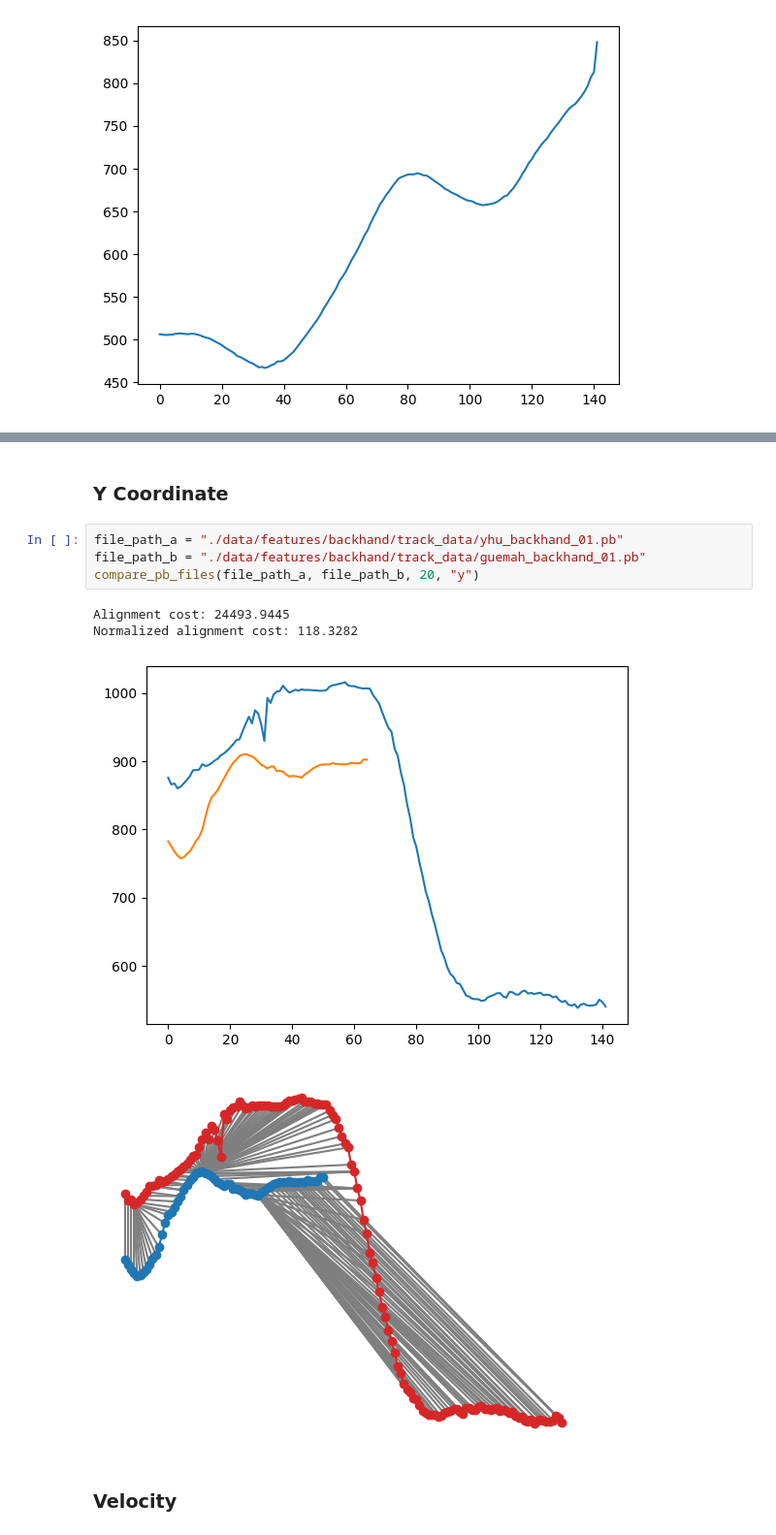
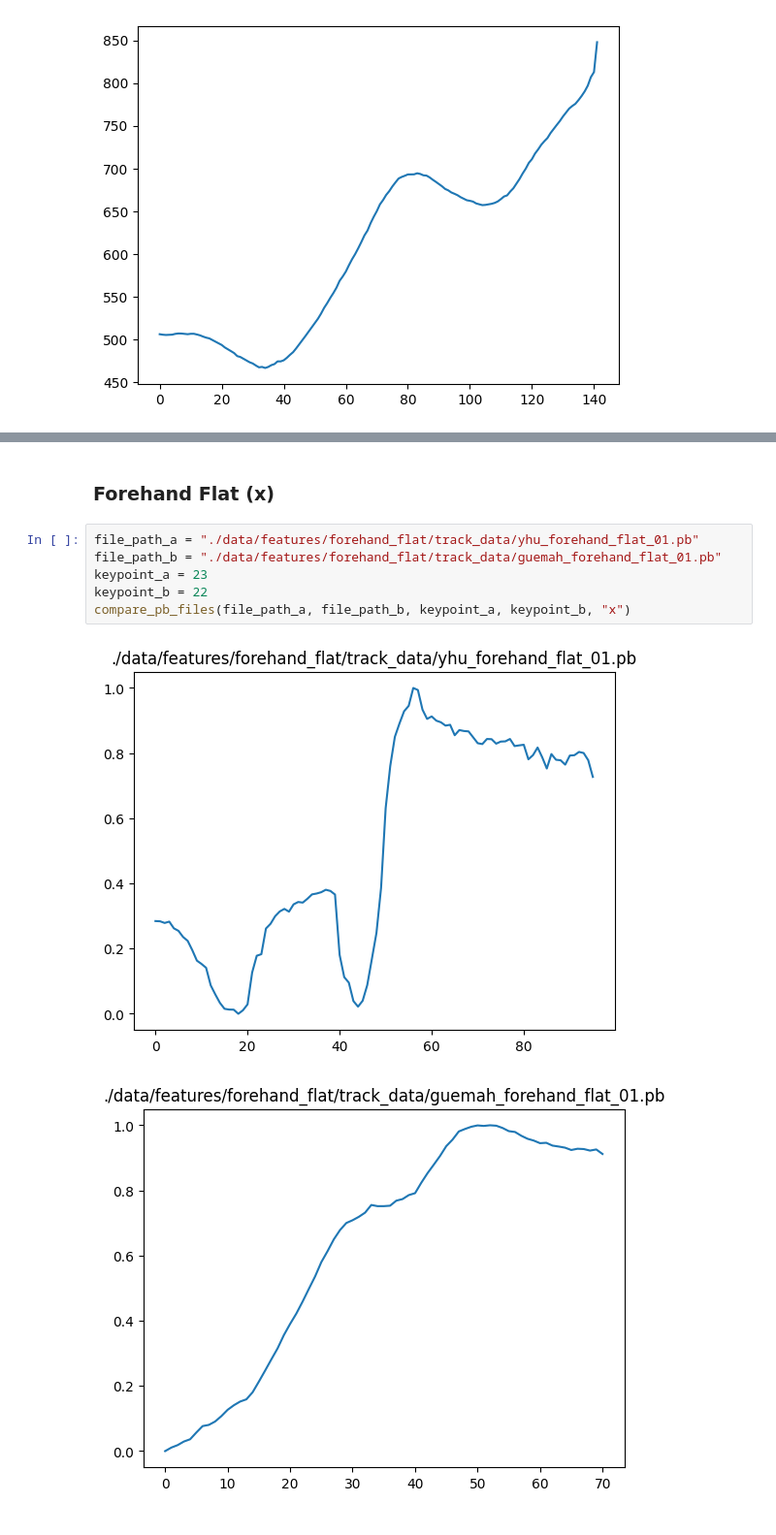
Before and after one commit to yhutter-dv/fhgr-scivi, a Jupyter notebook: jupyter_notebooks/dtw.ipynb, the cells around one changed output, grey strips where cells are left out. Shown at 97% size. Cells and saved outputs as stored; diff of their text form.

```diff
--- a/jupyter_notebooks/dtw.ipynb
+++ b/jupyter_notebooks/dtw.ipynb
@@ -248,13 +257,11 @@ Normalized alignment cost: 32.8901
-# %% [markdown]
-### Y Coordinate
-# %%
-file_path_a = "./data/features/backhand/track_data/yhu_backhand_01.pb"
-file_path_b = "./data/features/backhand/track_data/guemah_backhand_01.pb"
-compare_pb_files(file_path_a, file_path_b, 20, "y")
-# %% [output]
-Alignment cost: 24493.9445
-Normalized alignment cost: 118.3282
-[figure, removed]
-[figure, removed]
-# %% [markdown]
-### Velocity
+# %% [markdown]
+### Forehand Flat (x)
+# %%
+file_path_a = "./data/features/forehand_flat/track_data/yhu_forehand_flat_01.pb"
+file_path_b = "./data/features/forehand_flat/track_data/guemah_forehand_flat_01.pb"
+keypoint_a = 23
+keypoint_b = 22
+compare_pb_files(file_path_a, file_path_b, keypoint_a, keypoint_b, "x")
+# %% [output]
+[figure, added]
+[figure, added]
```
Also changed, not shown: parts of 17 cells of this notebook.
